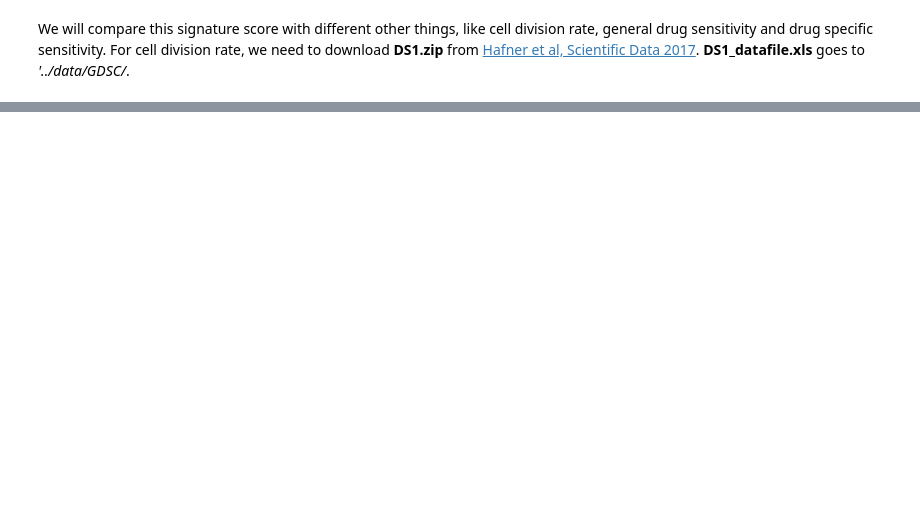
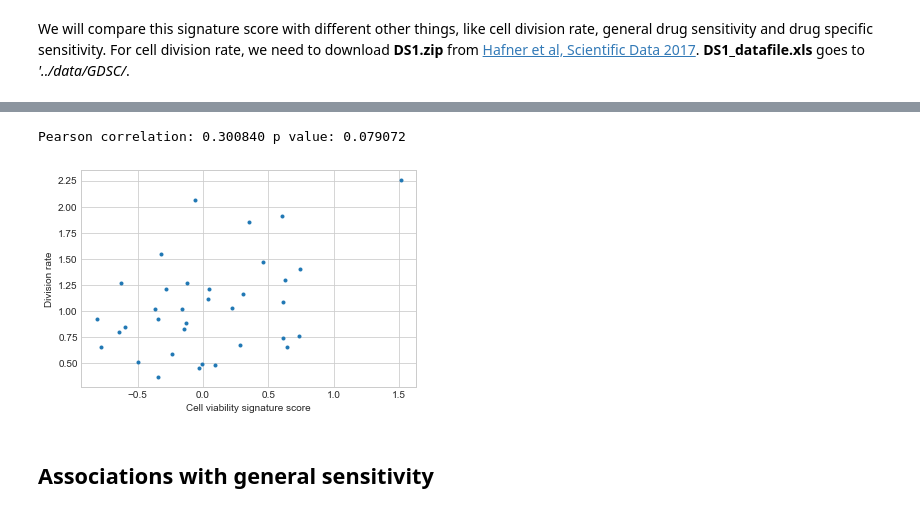
Before and after one commit to bence-szalai/Cell-death-signatures, a Jupyter notebook: code/cell_death_3_functional_analysis.ipynb, the cells around one changed output, grey strips where cells are left out. Saved outputs shown, nothing was run; the diff lists cells and outputs as text; code cells hidden in the pictures; blank space fills up the shorter version.

```diff
--- a/code/cell_death_3_functional_analysis.ipynb
+++ b/code/cell_death_3_functional_analysis.ipynb
@@ -258,0 +291,13 @@ growth.index=cell_anno['COSMIC identifier'].astype(int).astype(str)
+# %%
+growth=growth.drop_duplicates(['Biological Replicate ID','Cell Name'])
+growth['Division time']=1/growth['Nominal Division Rate']
+growth=growth.groupby('Cell Name').mean()
+growth=growth['Division time']
+cell_anno=pd.read_excel('../data/GDSC/Cell_Lines_Details.xlsx')
+cell_anno.index=cell_anno['Sample Name']
+cells=list(set(growth.index)&set(cell_anno.index))
+growth=growth[cells]
+cell_anno=cell_anno.loc[cells]
+growth.index=cell_anno['COSMIC identifier'].astype(int).astype(str)
+growth=pd.DataFrame(growth)
+growth.to_csv('../results/functional/gdsc_division.csv')
@@ -258,0 +325,10 @@ growth.index=cell_anno['COSMIC identifier'].astype(int).astype(str)
+# %%
+scores=pd.read_table('../results/functional/gdsc_scores.csv',sep=',',
+                    header=0,index_col=[0])
+scores.index=scores.index.astype(int).astype(str)
+# %%
+cosmics=list(set(scores.index)&set(growth.index))
+# %%
+scores=pd.DataFrame(np.dot(expression_norm.loc[genes].T,model.loc[genes]),
+             index=expression_norm.columns,columns=['Signature_score'])
+scores.index.name='COSMIC'
@@ -258,0 +357,11 @@ growth.index=cell_anno['COSMIC identifier'].astype(int).astype(str)
+# %%
+plt.plot(scores.loc[cosmics],growth.loc[cosmics],'.')
+plt.xlabel('Cell viability signature score')
+plt.ylabel('Division rate')
+r,p=scor(scores.loc[cosmics],growth.loc[cosmics])
+print('Pearson correlation: %f p value: %f' % (r,p))
+# %% [output]
+Pearson correlation: 0.300840 p value: 0.079072
+[figure, added]
+# %% [markdown]
+## Associations with general sensitivity
```
Also changed, not shown: parts of 45 cells of this notebook, 4 other files.
